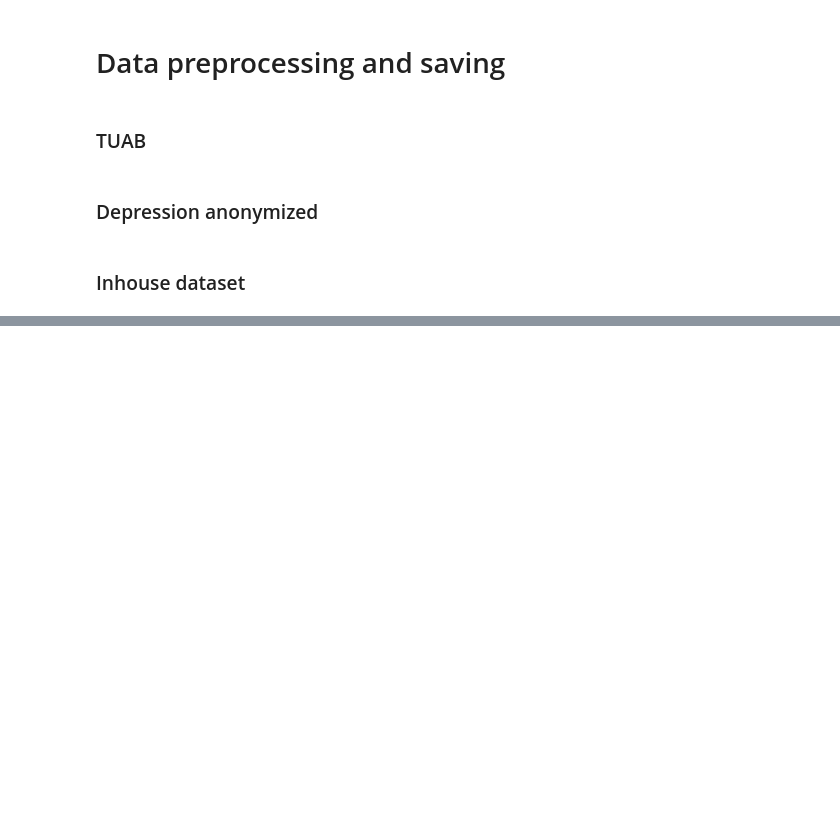
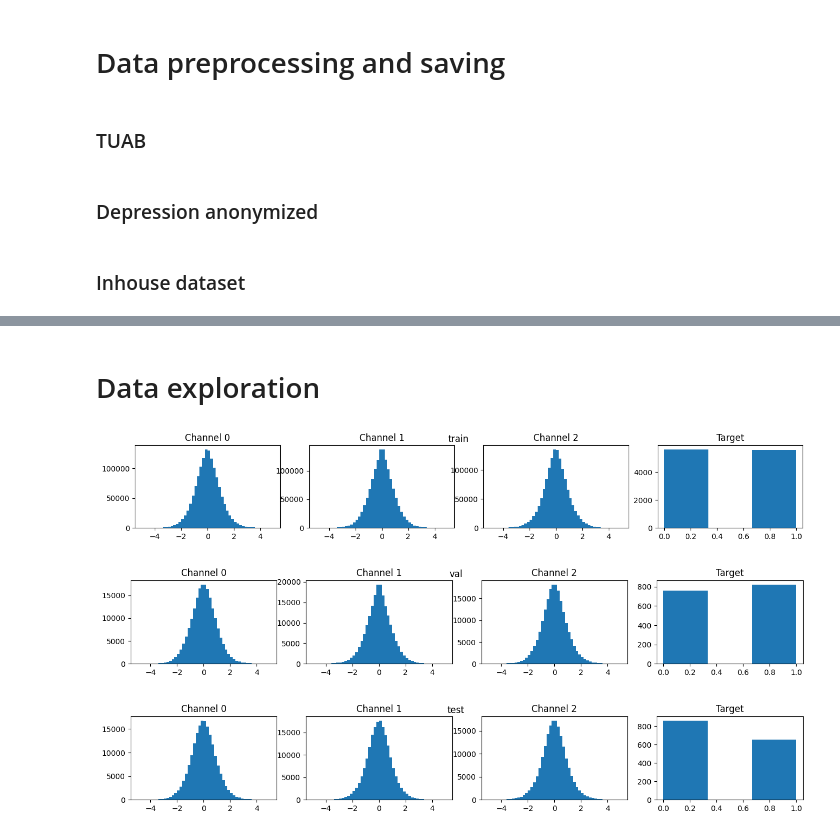
Before and after one commit to dwemer8/Depression_classification_from_EEG, a Jupyter notebook: data_preprocessing.ipynb, the cells around one changed output, grey strips where cells are left out. Drawn from its saved outputs; the diff is of its cells as text; code cells hidden in the pictures; blank space fills up the shorter version.

```diff
--- a/data_preprocessing.ipynb
+++ b/data_preprocessing.ipynb
@@ -435,0 +438,12 @@ def tree(data_dir, n_files=2):
+# %%
+# file = DEPR_ANON_DIRECTORY + "dataset_128_10.0.pkl"
+# train_set, val_set, test_set = DataReader(file, dataset_type="depression_anonymized").split()
+
+# file = TUAB_DIRECTORY + "dataset_fz_cz_pz_3x124.pkl"
+# train_set, val_set, test_set = DataReader(file, dataset_type="TUAB").split()
+
+file = INHOUSE_DIRECTORY + "dataset.pkl"
+train_set, val_set, test_set = DataReader(file, dataset_type="inhouse_dataset").split()
+
+chunks_train, chunks_val, chunks_test = train_set["chunk"], val_set["chunk"], test_set["chunk"]
+targets_train, targets_val, targets_test = train_set["target"], val_set["target"], test_set["target"]
@@ -435,0 +457,9 @@ def tree(data_dir, n_files=2):
+# %% [markdown]
+# Data exploration
+# %%
+dataset_hists(train_set, val_set, test_set, chunk_bins=50, chunk_range=(-5, 5))
+# dataset_hists(train_set, val_set, test_set, chunk_bins=50, chunk_range=(-5, 5), target_bins=10, target_range=(0, 100))
+# %% [output]
+[figure, added]
+[figure, added]
+[figure, added]
```
Also changed, not shown: parts of 2 cells of this notebook, 3 other files.
